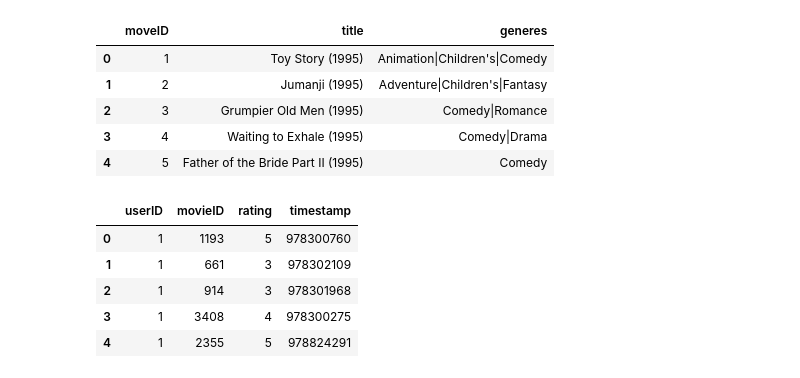
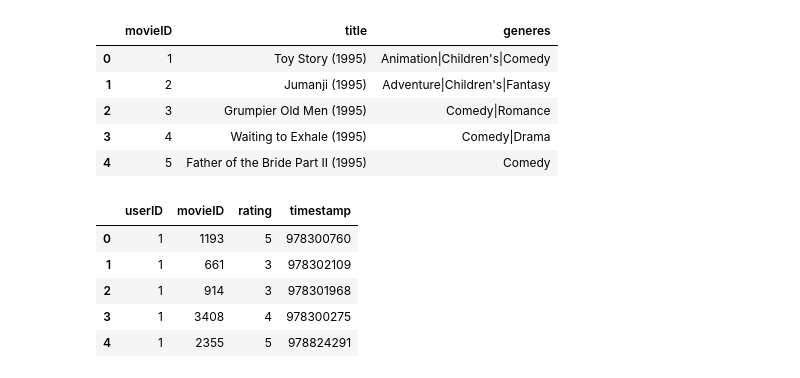
Before and after one commit to jeffdavidson343/movie_reccomendation_project, a Jupyter notebook: recomendation.ipynb, the cells around one changed output. Drawn from its saved outputs; the diff is of its cells as text; code cells hidden in the pictures.

```diff
--- a/recomendation.ipynb
+++ b/recomendation.ipynb
@@ -1,16 +1,20 @@
 # %%
 import pandas as pd
 import numpy as np
 from scipy.sparse import csr_matrix
 from sklearn.neighbors import NearestNeighbors
+from sklearn.model_selection import train_test_split
+import matplotlib.pyplot as plt
+from sklearn.neighbors import KNeighborsClassifier
 # import matplotlib.pyplot as plt
 # import seaborn as sns
+
 movies = pd.read_csv("movies2.csv")
-ratings = pd.read_csv("ratings.csv")
+ratings = pd.read_csv("ratings_og.csv")
 
 movies.head()
 # %% [output]
-|  | moveID | title | generes |
+|  | movieID | title | generes |
 | 0 | 1 | Toy Story (1995) | Animation|Children's|Comedy |
 | 1 | 2 | Jumanji (1995) | Adventure|Children's|Fantasy |
 | 2 | 3 | Grumpier Old Men (1995) | Comedy|Romance |
```
Also changed, not shown: parts of 2 cells of this notebook, 1 other file.
